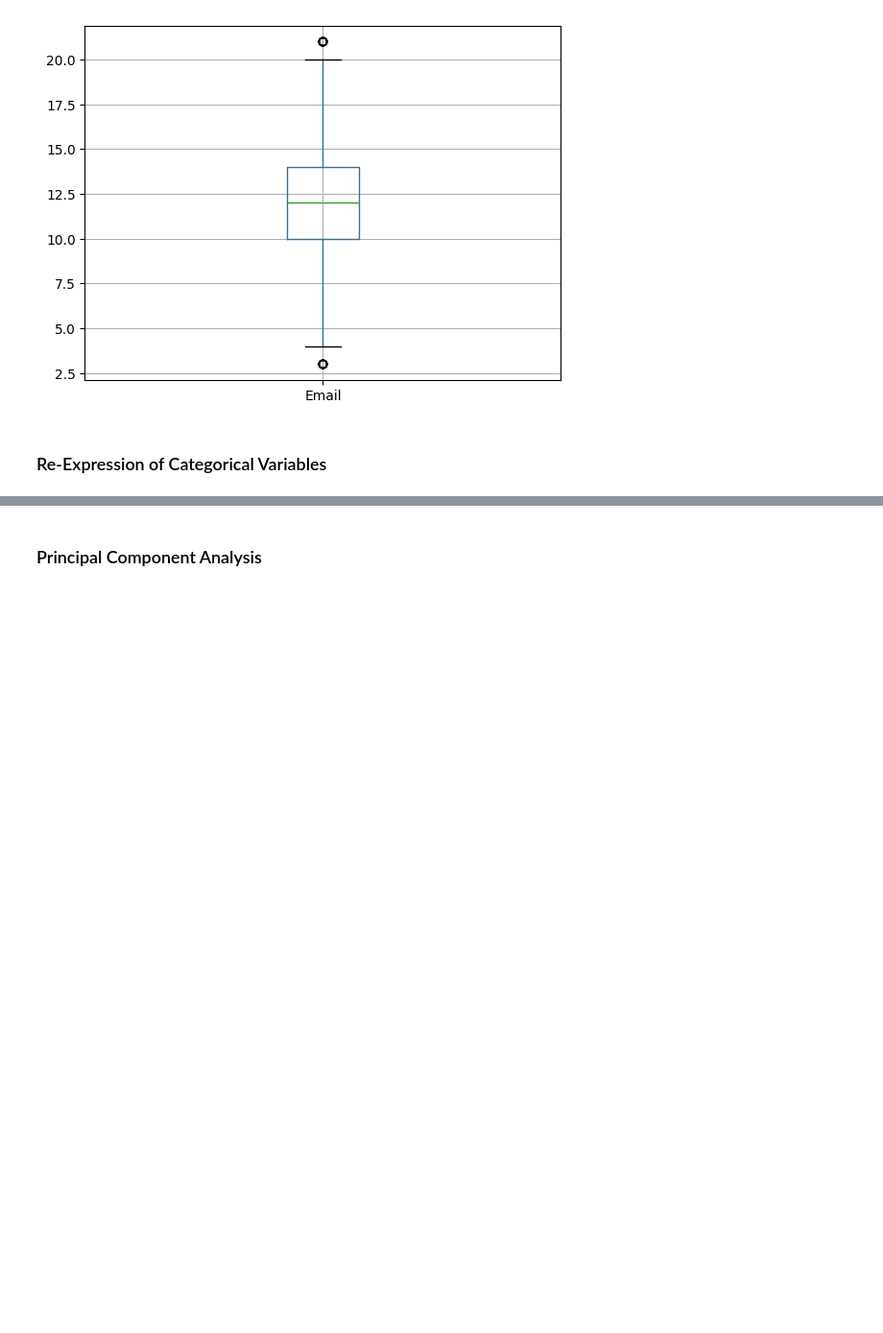
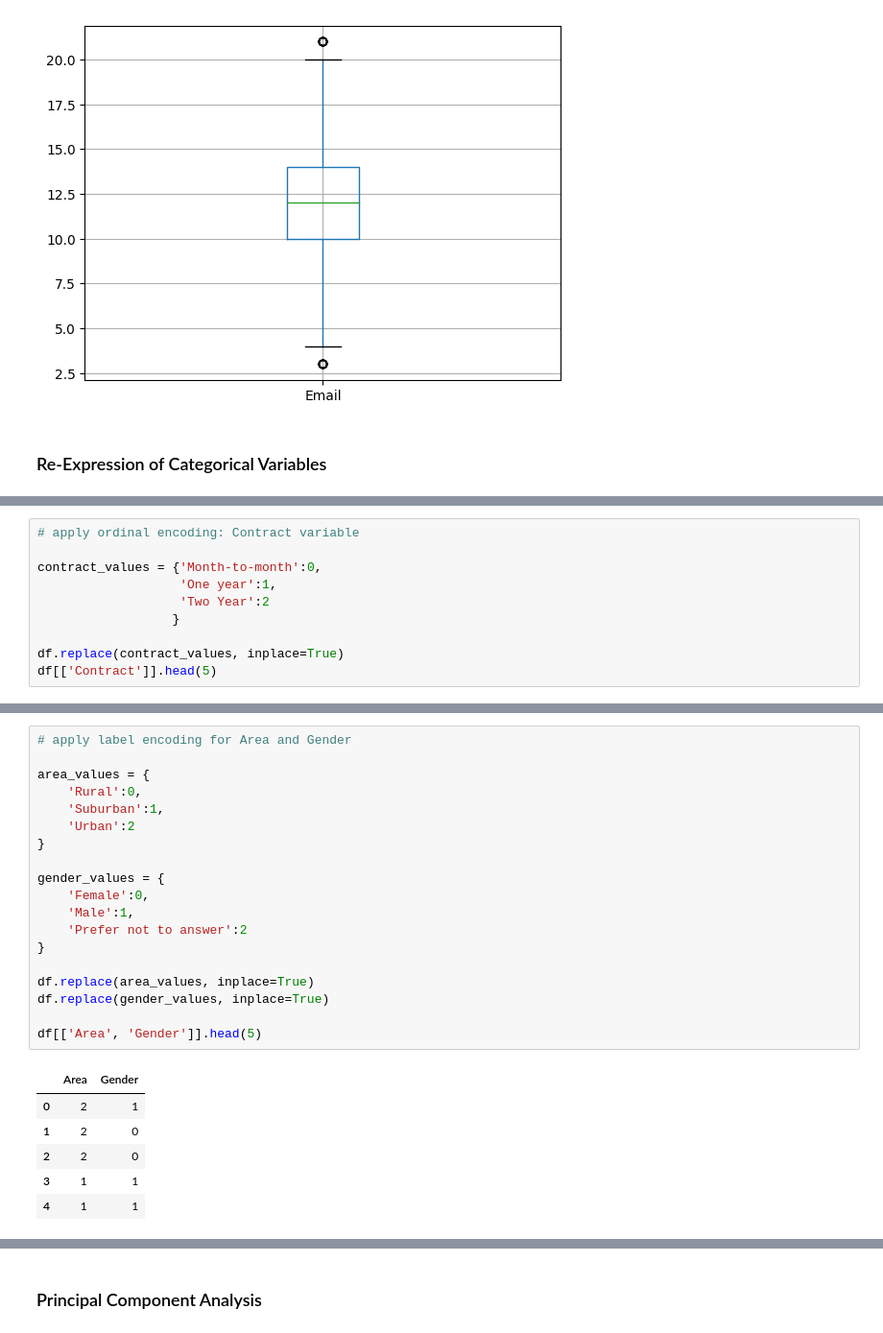
Before and after one commit to sjo1403/churn_data_cleaning, a Jupyter notebook: D206 Data Cleaning.ipynb, the cells around one changed output, grey strips where cells are left out. Shown: that part at 96% size. Saved outputs shown, nothing was run; the diff lists cells and outputs as text; blank space fills up the shorter version.

```diff
--- a/D206 Data Cleaning.ipynb
+++ b/D206 Data Cleaning.ipynb
@@ -479,0 +604,10 @@ df[['Email']].boxplot()
+# %%
+# apply ordinal encoding: Contract variable
+
+contract_values = {'Month-to-month':0,
+                   'One year':1,
+                   'Two Year':2
+                  }
+
+df.replace(contract_values, inplace=True)
+df[['Contract']].head(5)
@@ -479,0 +629,26 @@ df[['Email']].boxplot()
+# %%
+# apply label encoding for Area and Gender
+
+area_values = {
+    'Rural':0,
+    'Suburban':1,
+    'Urban':2
+}
+
+gender_values = {
+    'Female':0,
+    'Male':1,
+    'Prefer not to answer':2
+}
+
+df.replace(area_values, inplace=True)
+df.replace(gender_values, inplace=True)
+
+df[['Area', 'Gender']].head(5)
+# %% [output]
+|  | Area | Gender |
+| 0 | 2 | 1 |
+| 1 | 2 | 0 |
+| 2 | 2 | 0 |
+| 3 | 1 | 1 |
+| 4 | 1 | 1 |
```
Also changed, not shown: parts of 11 cells of this notebook.
